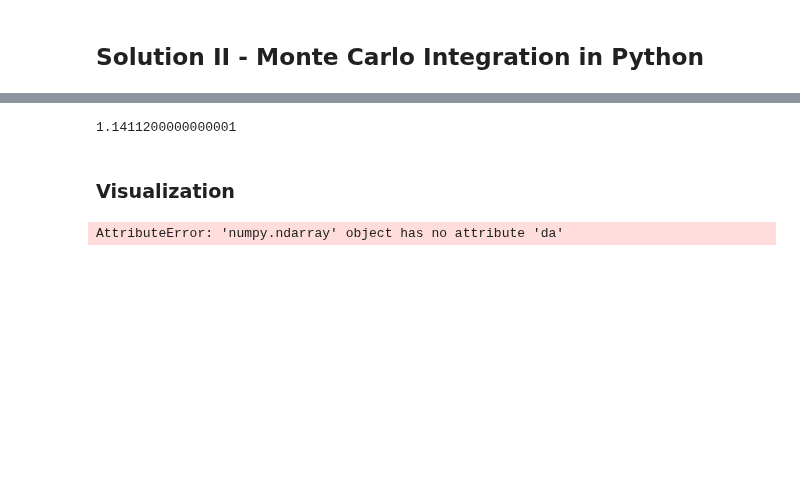
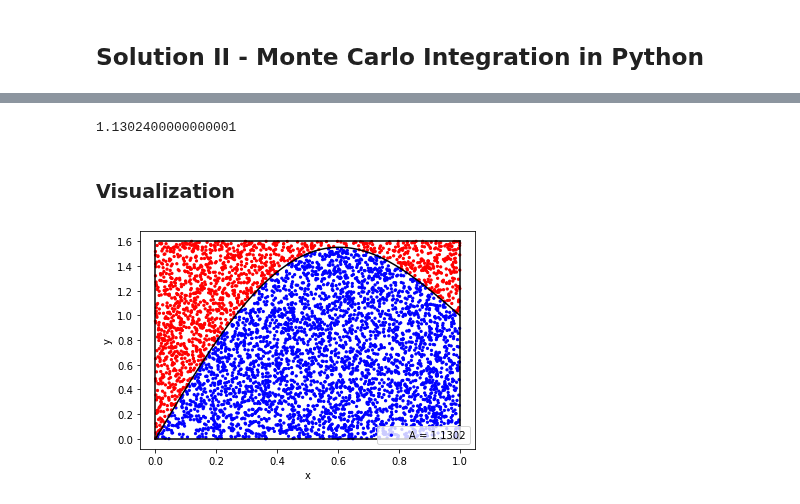
Before and after one commit to stahangryum/unwanted_blog, a Jupyter notebook: _notebooks/2021-10-03-.ipynb, the cells around one changed output, grey strips where cells are left out. Drawn from its saved outputs; the diff is of its cells as text; code cells hidden in the pictures; blank space fills up the shorter version.

```diff
--- a/_notebooks/2021-10-03-.ipynb
+++ b/_notebooks/2021-10-03-.ipynb
@@ -42,7 +42,7 @@ plt.plot(x, y)
 def function(x): #함수 정의
     return x + np.sin(np.pi*x)
 
-N = int(10000)  # Random Sampling 시행 횟수
+N = int(5000)  # Random Sampling 시행 횟수
 
 W = 1  # 사각형의 가로 길이
 H = 1.6  #사각형의 세로 길이
@@ -54,32 +54,30 @@ F = function(X) # Random Sampling으로 구한 X값에 따른 함숫값
 in_or_out = Y < F  # Y < F (IN)이면 True, Y > F (OUT)이면 False
 A = H * W * np.sum(in_or_out) / N # 영역 S의 넓이
 
-A
+print(A)
 # %% [output]
-1.1411200000000001
+1.1302400000000001
 # %% [markdown]
 ### Visualization
 # %%
-color = list(map(lambda x: 'blue' if x else 'red', in_or_out)) #색 정하기
-color = np.where(in_or_out, True, blue)
-color =
+color = list(map(lambda x: 'blue' if x == True else 'red', in_or_out)) #색 정하기
 
-plt.scatter(X, Y, color=color, s=5, label='A = {}'.format(np.round(1, 4)))
-               ### 샘플링 포인트 그리기
 
-plt.plot([0, W], [0, 0], color='black')  ### 사각형 영역 그리기
+plt.scatter(X, Y, color = color, s=5, label='A = {}'.format(np.round(A, 4)))
+plt.legend(loc = 'lower right') #범례(legend) 위치
+
+plt.plot([0, W], [0, 0], color='black') # 사각형 영역
 plt.plot([W, W], [0, H], color='black')
 plt.plot([0, W], [H, H], color='black')
 plt.plot([0, 0], [0, H], color='black')
 
-px = np.linspace(0, W, 1000)
-py = function(px)
-plt.plot(px, py, color = 'black') ### 함수 y = f(x) 그리기
+x = np.linspace(0, 1, 10000) #함수 그리기
+y = [function(x) for x in x]
+plt.plot(x, y, color = 'black')
 
-plt.legend(loc = 'lower right') ### 그래프 그리는 옵션 추가
 plt.xlabel('x')
 plt.ylabel('y')
-plt.grid()
+
 plt.show()
 # %% [output]
-AttributeError: 'numpy.ndarray' object has no attribute 'da'
+[figure, added]
```
Also changed, not shown: parts of 4 cells of this notebook.
